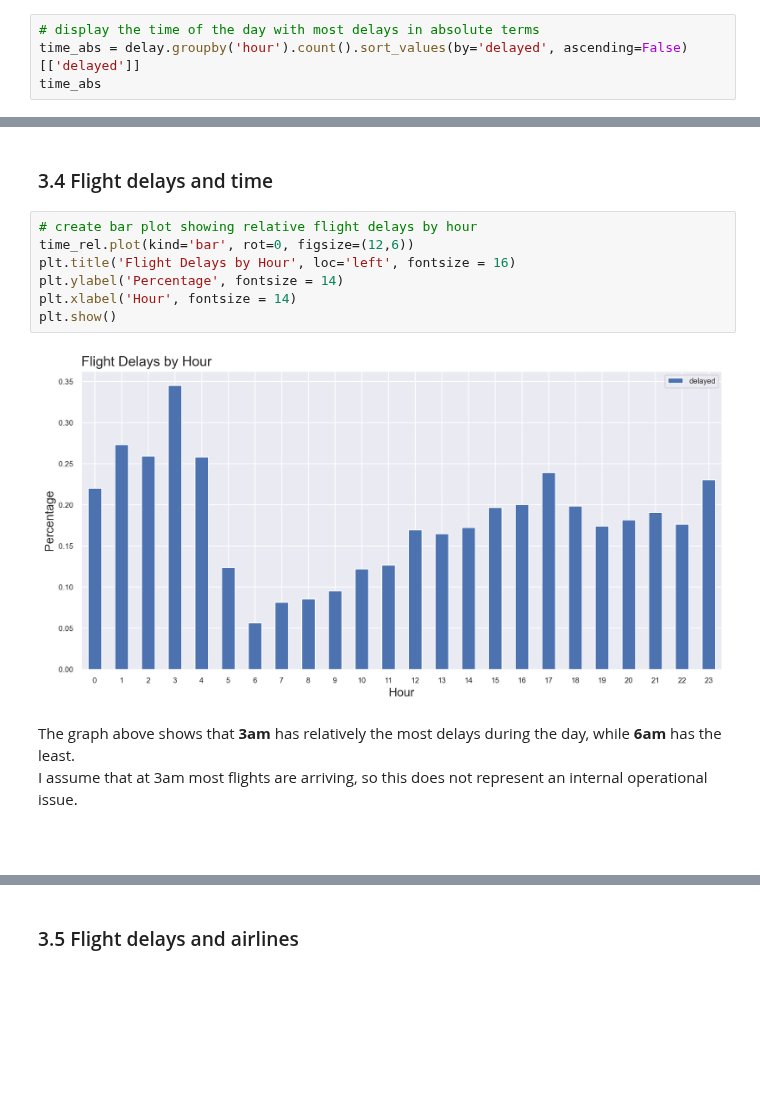
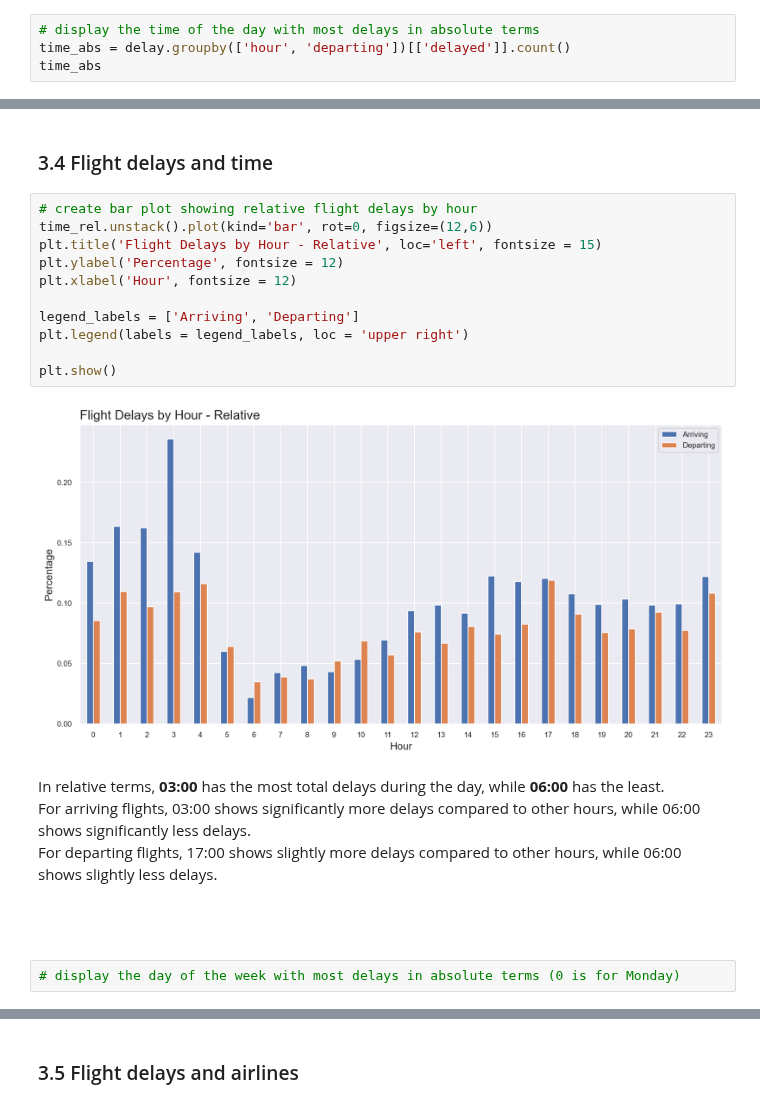
Before and after one commit to fedfioravanti/General_Assembly_Capstone, a Jupyter notebook: GA_Capstone_02_EDA.ipynb, the cells around one changed output, grey strips where cells are left out. Cells and saved outputs as stored; diff of their text form; blank space fills up the shorter version.

```diff
--- a/GA_Capstone_02_EDA.ipynb
+++ b/GA_Capstone_02_EDA.ipynb
@@ -204,6 +204,6 @@ delay = df[df.delayed == 1]
 nodelay = df[df.delayed == 0]
 # %%
 # display the time of the day with most delays in absolute terms
-time_abs = delay.groupby('hour').count().sort_values(by='delayed', ascending=False)[['delayed']]
+time_abs = delay.groupby(['hour', 'departing'])[['delayed']].count()
 time_abs
 # %% [output]
@@ -252,15 +272,24 @@ time_rel.sort_values(by='delayed', ascending=False)
 ### 3.4 Flight delays and time
 # %%
 # create bar plot showing relative flight delays by hour
-time_rel.plot(kind='bar', rot=0, figsize=(12,6))
-plt.title('Flight Delays by Hour', loc='left', fontsize = 16)
-plt.ylabel('Percentage', fontsize = 14)
-plt.xlabel('Hour', fontsize = 14)
+time_rel.unstack().plot(kind='bar', rot=0, figsize=(12,6))
+plt.title('Flight Delays by Hour - Relative', loc='left', fontsize = 15)
+plt.ylabel('Percentage', fontsize = 12)
+plt.xlabel('Hour', fontsize = 12)
+
+legend_labels = ['Arriving', 'Departing']
+plt.legend(labels = legend_labels, loc = 'upper right')
+
 plt.show()
 # %% [output]
-[figure, old version]
+[figure, new version]
-# %% [markdown]
-The graph above shows that **3am** has relatively the most delays during the day, while **6am** has the least.
-I assume that at 3am most flights are arriving, so this does not represent an internal operational issue.
-<br/><br/>
+# %% [markdown]
+In relative terms, **03:00** has the most total delays during the day, while **06:00** has the least.
+For arriving flights, 03:00 shows significantly more delays compared to other hours, while 06:00 shows significantly less delays.
+For departing flights, 17:00 shows slightly more delays compared to other hours, while 06:00 shows slightly less delays.
+
+
+<br/><br/>
+# %%
+# display the day of the week with most delays in absolute terms (0 is for Monday)
 # %%
```
Also changed, not shown: parts of 19 cells of this notebook, 2 other files.
